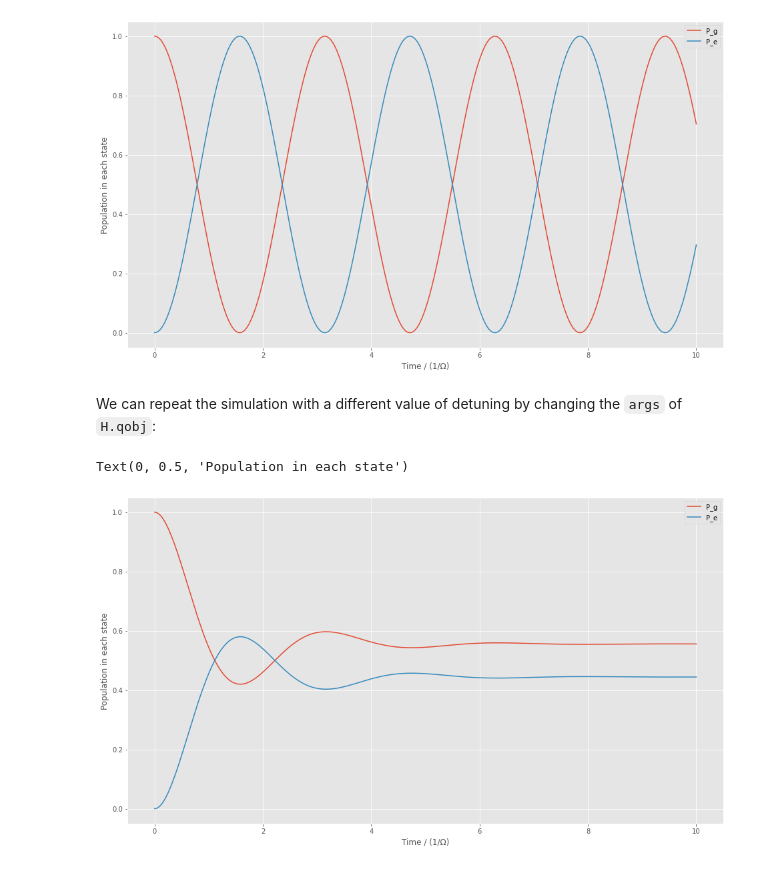
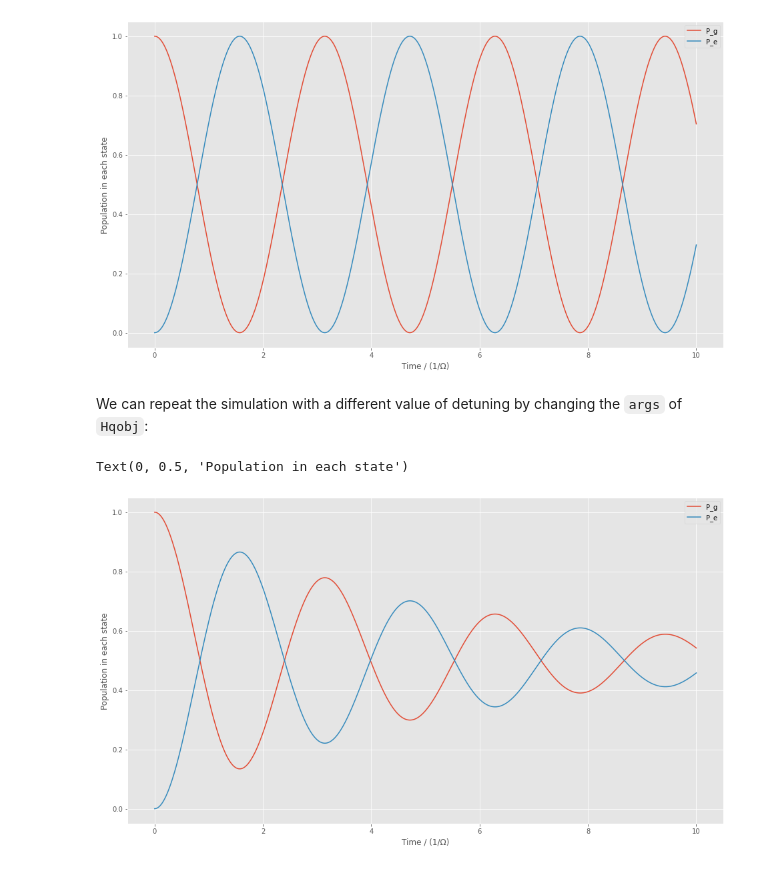
Before and after one commit to otimgren/toy-systems, a Jupyter notebook: examples/Rabi oscillations in 2-level system.ipynb, the cells around one changed output. Cells and saved outputs as stored; diff of their text form; code cells hidden in the pictures.

```diff
--- a/examples/Rabi oscillations in 2-level system.ipynb
+++ b/examples/Rabi oscillations in 2-level system.ipynb
@@ -57,8 +55,8 @@ basis.print_basis()
 I'm going to define the system in the rotating frame so that the Hamiltonian is time independent. The detuning between the driving field and the natural frequency of the system is taken to be $\Delta$, so I can set the energies of the two states to be $E_g = -\Delta/2$ and $E_e = \Delta/2$:
 # %%
 Δ = Symbol('Delta') # Using sympy to generate a symbolic Hamiltonian first
-E_g = ToyEnergy(g, g, -Δ/2)
-E_e = ToyEnergy(e, e, +Δ/2)
+E_g = ToyEnergy(g, -Δ/2)
+E_e = ToyEnergy(e, +Δ/2)
 # %% [markdown]
 ### Define coupling
 The coupling is defined to have a constant magnitude and since we're in the rotating frame, there is no time dependence.
@@ -82,6 +67,6 @@ in basis Basis: name = None
 ### Define decay matrix from |e> to |g>
 Can add a spontaneous decay from the excited state to the ground state as shown below:
 # %%
-decay = Decay(e, g, Symbol("Gamma"))
-decay.generate_decay_matrix(basis)
-decay.generate_qobj(gamma = 1)
+decay = ToyDecay(e, g, Symbol("Gamma"))
+decay.generate_matrix(basis)
+decay.generate_qobj()
@@ -88,3 +76,13 @@ decay.generate_qobj(gamma = 1)
+# %%
+# Define the system
+system = QuantumSystem(
+    basis=basis,
+    couplings=[E_g, E_e, coupling],
+    decays=[decay],
+)
+
+# Get representations of the Hamiltonian and the decays that will be accepted by qutip
+Hqobj, c_qobj = system.get_qobjs()
 # %% [markdown]
 ### Time-evolution using `QuTiP`
 The `toy_systems` package is designed to take care of generating the Hamiltonian and collapse operators for the quantum system, and spit out a `qutip.QobjEVo`-object. The actual time-evolution is then taken care of by `qutip` (or something else if the user so desires).
@@ -112,5 +131,5 @@ ax.set_ylabel("Population in each state")
 Text(0, 0.5, 'Population in each state')
 [figure]
 # %% [markdown]
-We can repeat the simulation with a different value of detuning by changing the `args` of `H.qobj`:
+We can repeat the simulation with a different value of detuning by changing the `args` of `Hqobj`:
 # %%
@@ -120,12 +140,12 @@ H_new.qobj.args["Omega"] = 1
 # %%
-result = qutip.mesolve(H_new.qobj, psi0, times, c_ops = decay.qobj(1), e_ops = [P_g_op, P_e_op])
+result = qutip.mesolve(Hqobj, psi0, times, c_ops = c_qobj, e_ops = [P_g_op, P_e_op])
 
 fig, ax = plt.subplots(figsize = (16,9))
 ax.plot(times, result.expect[0], label = "P_g")
 ax.plot(times, result.expect[1], label = "P_e")
 ax.legend()
 ax.set_xlabel("Time / (1/Ω)")
 ax.set_ylabel("Population in each state")
 # %% [output]
 Text(0, 0.5, 'Population in each state')
-[figure, old version]
+[figure, new version]
```
Also changed, not shown: parts of 7 cells of this notebook, 2 other files.
